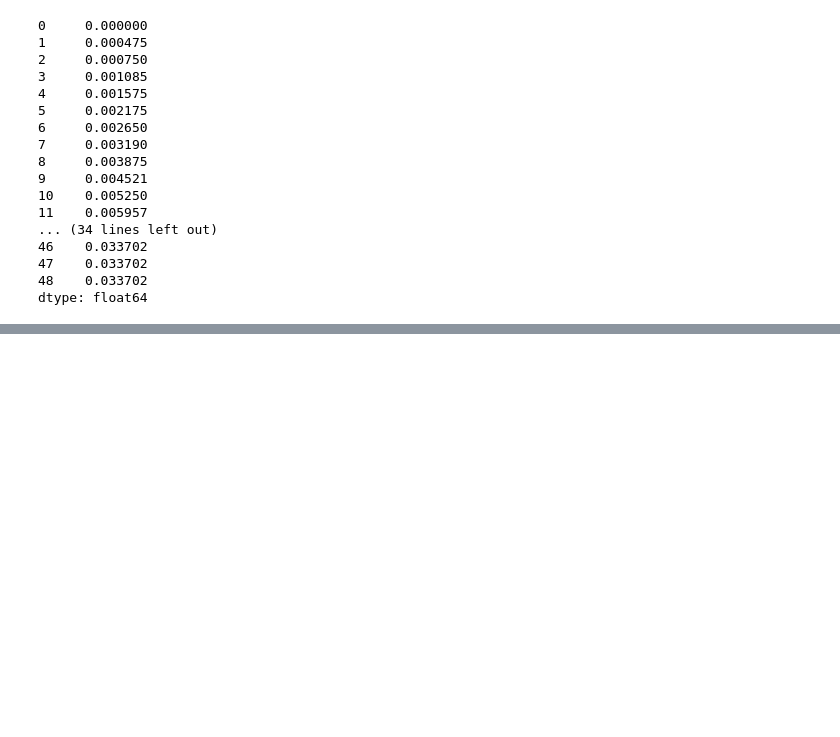
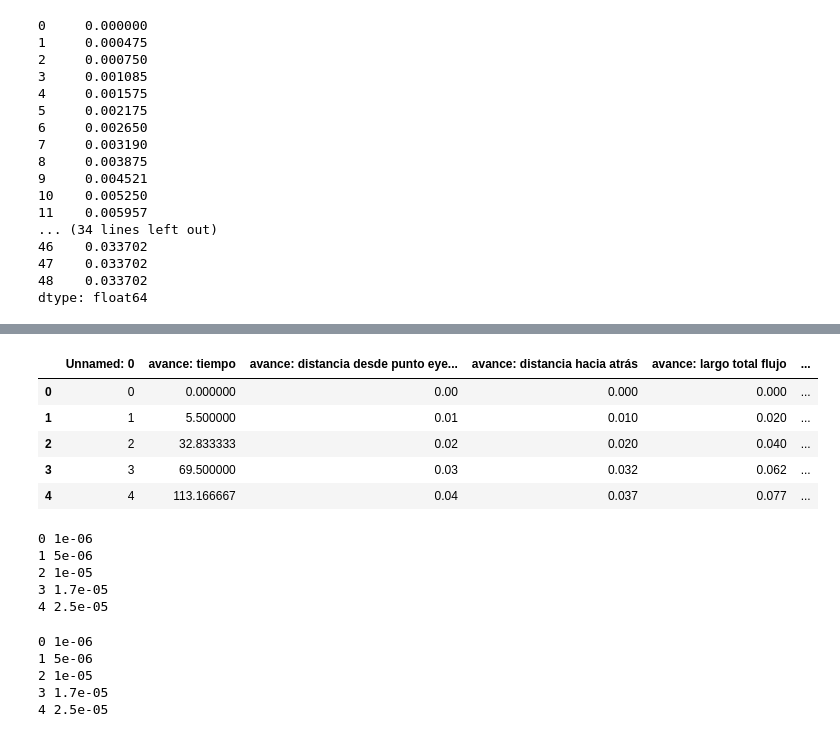
Before and after one commit to sikolio/experimentos_cvera, a Jupyter notebook: [EN USO] Graficos velocidad segun caudal, perfil final, espesor vs ancho..ipynb, the cells around one changed output, grey strips where cells are left out. Saved outputs shown, nothing was run; the diff lists cells and outputs as text; code cells hidden in the pictures; blank space fills up the shorter version.

Commit message:
graficos ancho y espesor en graficos en uso

```diff
--- a/[EN USO] Graficos velocidad segun caudal, perfil final, espesor vs ancho..ipynb
+++ b/[EN USO] Graficos velocidad segun caudal, perfil final, espesor vs ancho..ipynb
@@ -433,0 +440,9 @@ TypeError: ufunc 'multiply' did not contain a loop with signature matching types
+# %%
+exp.dinamica.head()
+# %% [output]
+|  | Unnamed: 0 | avance: tiempo | avance: distancia desde punto eye... | avance: distancia hacia atrás | avance: largo total flujo | ... |
+| 0 | 0 | 0.000000 | 0.00 | 0.000 | 0.000 | ... |
+| 1 | 1 | 5.500000 | 0.01 | 0.010 | 0.020 | ... |
+| 2 | 2 | 32.833333 | 0.02 | 0.020 | 0.040 | ... |
+| 3 | 3 | 69.500000 | 0.03 | 0.032 | 0.062 | ... |
+| 4 | 4 | 113.166667 | 0.04 | 0.037 | 0.077 | ... |
@@ -433,0 +466,34 @@ TypeError: ufunc 'multiply' did not contain a loop with signature matching types
+# %%
+#Graficos: ESPESOR vs Tiempo
+
+fig = plt.figure()
+axes = []
+
+for x in range(count):
+    axes.append(fig.add_subplot(2, 3, x + 1))
+
+for i, (key, group) in enumerate(groupby(sorted(listaespesor, key=lambda x: x['caudal']), key=lambda x: x['caudal'])):
+    print(i, key)
+
+    for exp in group:
+        axes[i].legend([key])
+        if exp['angulo'] == 15:
+            axes[i].loglog(exp['tiempo'], exp['espesor'], color='C{}'.format(exp['rango temperatura']),
+                           linestyle='--')
+        else:
+            axes[i].loglog(exp['tiempo'], exp['espesor'], color='C{}'.format(exp['rango temperatura']))
+        axes[i].legend([key])
+
+legend1 = plt.legend(handles=[pat1, pat2, pat3, pat4, pat5, pat6, pat7], bbox_to_anchor=(1.8, 0.5), loc=5)
+plt.gca().add_artist(legend1)
+
+linea1= ax.plot([],[], label='15°', linestyle='--', color='black')
+linea2= ax.plot([],[], label='10°', color='black')
+plt.legend(bbox_to_anchor=(1.8, 0.5), loc=6)
+fig.show()
+# %% [output]
+0 1e-06
+1 5e-06
+2 1e-05
+3 1.7e-05
+4 2.5e-05
@@ -433,0 +515,33 @@ TypeError: ufunc 'multiply' did not contain a loop with signature matching types
+# %%
+#Graficos: ANCHO VS Tiempo
+fig = plt.figure()
+axes = []
+
+for x in range(count):
+    axes.append(fig.add_subplot(2, 3, x + 1))
+
+for i, (key, group) in enumerate(groupby(sorted(listaancho, key=lambda x: x['caudal']), key=lambda x: x['caudal'])):
+    print(i, key)
+
+    for exp in group:
+        axes[i].legend([key])
+        if exp['angulo'] == 15:
+            axes[i].loglog(exp['tiempo'], exp['ancho'], color='C{}'.format(exp['rango temperatura']),
+                           linestyle='--')
+        else:
+            axes[i].loglog(exp['tiempo'], exp['ancho'], color='C{}'.format(exp['rango temperatura']))
+        axes[i].legend([key])
+
+legend1 = plt.legend(handles=[pat1, pat2, pat3, pat4, pat5, pat6, pat7], bbox_to_anchor=(1.8, 0.5), loc=5)
+plt.gca().add_artist(legend1)
+
+linea1= ax.plot([],[], label='15°', linestyle='--', color='black')
+linea2= ax.plot([],[], label='10°', color='black')
+plt.legend(bbox_to_anchor=(1.8, 0.5), loc=6)
+fig.show()
+# %% [output]
+0 1e-06
+1 5e-06
+2 1e-05
+3 1.7e-05
+4 2.5e-05
```
Also changed, not shown: parts of 10 cells of this notebook.
